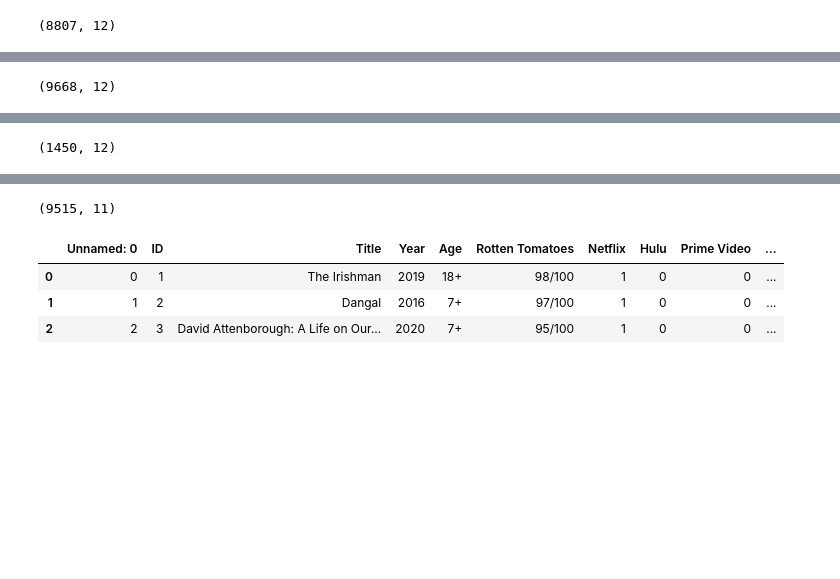
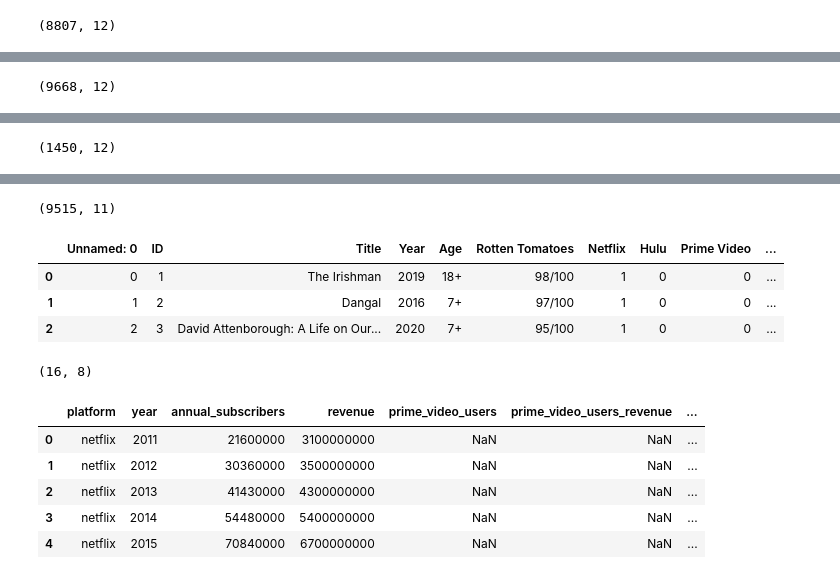
Before and after one commit to capstone-organization-hiral-darya/capstone_project_netflix, a Jupyter notebook: capstone-project.ipynb, the cells around one changed output, grey strips where cells are left out. Saved outputs shown, nothing was run; the diff lists cells and outputs as text; code cells hidden in the pictures; blank space fills up the shorter version.

```diff
--- a/capstone-project.ipynb
+++ b/capstone-project.ipynb
@@ -24,8 +24,9 @@ netflix = 'netflix_titles.csv'
 amazon = 'amazon_prime_titles.csv'
 disney = 'disney_plus_titles.csv'
 rotten_tomatoes = 'rotten_tomatoes.csv'
+subscribers_revenue = 'subscribers_revenue_data.csv'
 
-# Read in your data
+# Read in your csv data
 df_netflix = pd.read_csv(path+netflix, low_memory = False)
 display(df_netflix.shape)
 display(df_netflix.head(3))
@@ -35,30 +36,47 @@ display(df_amazon.shape)
 display(df_amazon.head(3))
 
 df_disney = pd.read_csv(path+disney, low_memory = False)
 display(df_disney.shape)
 display(df_disney.head(3))
 
 df_rotten_tomatoes = pd.read_csv(path+rotten_tomatoes, low_memory = False)
 display(df_rotten_tomatoes.shape)
 display(df_rotten_tomatoes.head(3))
+
+df_subscribers_revenue = pd.read_csv(path+subscribers_revenue, delimiter = ';')
+display(df_subscribers_revenue.shape)
+display(df_subscribers_revenue.head())
+
+# Read in your excel data
+# sub_rev = 'subscribers_revenue_data.xlsx'
+# df_sub_rev = pd.read_excel(path + sub_rev)
+# display(df_sub_rev.shape)
+# display(df_sub_rev.head())
 # %% [output]
 (8807, 12)
 |  | show_id | type | title | director | cast | country | date_added | release_year | rating | duration | ... |
 | 0 | s1 | Movie | Dick Johnson Is Dead | Kirsten Johnson | NaN | United States | September 25, 2021 | 2020 | PG-13 | 90 min | ... |
 | 1 | s2 | TV Show | Blood & Water | NaN | Ama Qamata, Khosi Ngema, Gail Mab... | South Africa | September 24, 2021 | 2021 | TV-MA | 2 Seasons | ... |
 | 2 | s3 | TV Show | Ganglands | Julien Leclercq | Sami Bouajila, Tracy Gotoas, Samu... | NaN | September 24, 2021 | 2021 | TV-MA | 1 Season | ... |
 (9668, 12)
 |  | show_id | type | title | director | cast | country | date_added | release_year | rating | duration | ... |
 | 0 | s1 | Movie | The Grand Seduction | Don McKellar | Brendan Gleeson, Taylor Kitsch, G... | Canada | March 30, 2021 | 2014 | NaN | 113 min | ... |
 | 1 | s2 | Movie | Take Care Good Night | Girish Joshi | Mahesh Manjrekar, Abhay Mahajan, ... | India | March 30, 2021 | 2018 | 13+ | 110 min | ... |
 | 2 | s3 | Movie | Secrets of Deception | Josh Webber | Tom Sizemore, Lorenzo Lamas, Robe... | United States | March 30, 2021 | 2017 | NaN | 74 min | ... |
 (1450, 12)
 |  | show_id | type | title | director | cast | country | date_added | release_year | rating | duration | ... |
 | 0 | s1 | Movie | Duck the Halls: A Mickey Mouse Ch... | Alonso Ramirez Ramos, Dave Wasson | Chris Diamantopoulos, Tony Anselm... | NaN | November 26, 2021 | 2016 | TV-G | 23 min | ... |
 | 1 | s2 | Movie | Ernest Saves Christmas | John Cherry | Jim Varney, Noelle Parker, Dougla... | NaN | November 26, 2021 | 1988 | PG | 91 min | ... |
 | 2 | s3 | Movie | Ice Age: A Mammoth Christmas | Karen Disher | Raymond Albert Romano, John Legui... | United States | November 26, 2021 | 2011 | TV-G | 23 min | ... |
 (9515, 11)
 |  | Unnamed: 0 | ID | Title | Year | Age | Rotten Tomatoes | Netflix | Hulu | Prime Video | ... |
 | 0 | 0 | 1 | The Irishman | 2019 | 18+ | 98/100 | 1 | 0 | 0 | ... |
 | 1 | 1 | 2 | Dangal | 2016 | 7+ | 97/100 | 1 | 0 | 0 | ... |
 | 2 | 2 | 3 | David Attenborough: A Life on Our... | 2020 | 7+ | 95/100 | 1 | 0 | 0 | ... |
+(16, 8)
+|  | platform | year | annual_subscribers | revenue | prime_video_users | prime_video_users_revenue | ... |
+| 0 | netflix | 2011 | 21600000 | 3100000000 | NaN | NaN | ... |
+| 1 | netflix | 2012 | 30360000 | 3500000000 | NaN | NaN | ... |
+| 2 | netflix | 2013 | 41430000 | 4300000000 | NaN | NaN | ... |
+| 3 | netflix | 2014 | 54480000 | 5400000000 | NaN | NaN | ... |
+| 4 | netflix | 2015 | 70840000 | 6700000000 | NaN | NaN | ... |
```
Also changed, not shown: parts of 29 cells of this notebook.
